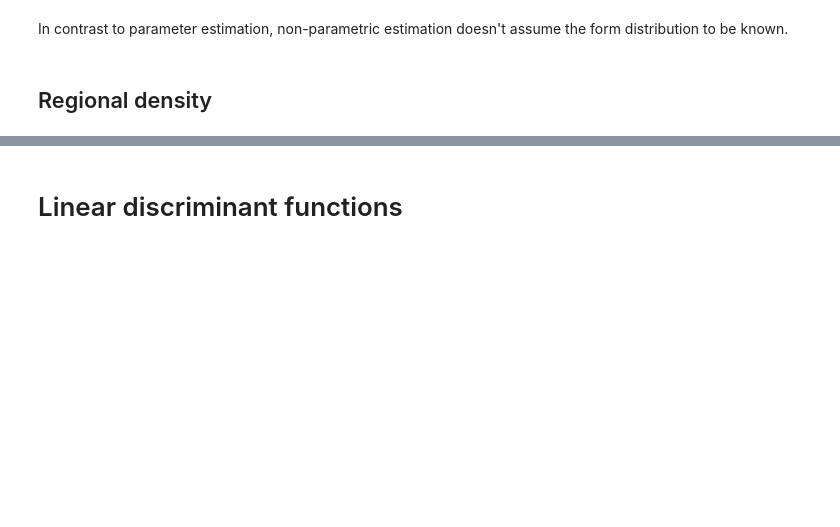
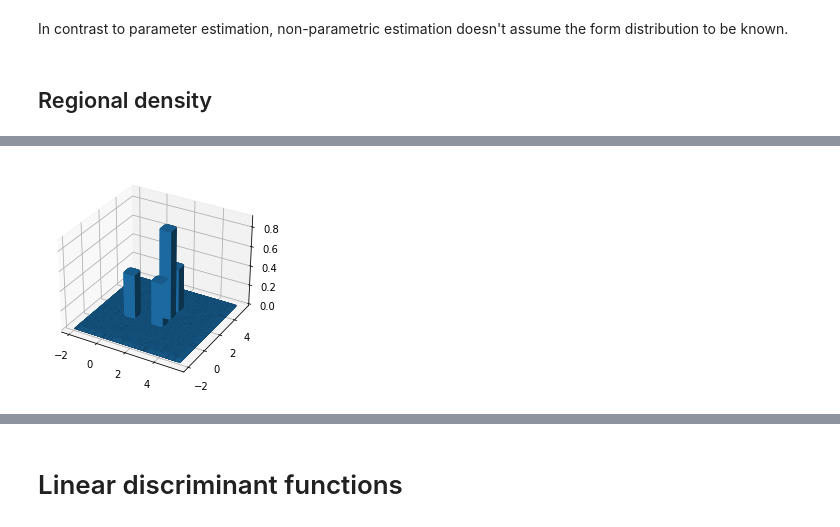
Before and after one commit to andreasnonslid/examPrepELE520, a Jupyter notebook: main.ipynb, the cells around one changed output, grey strips where cells are left out. Cells and saved outputs as stored; diff of their text form; code cells hidden in the pictures; blank space fills up the shorter version.

```diff
--- a/main.ipynb
+++ b/main.ipynb
@@ -225,0 +337,4 @@ In contrast to parameter estimation, non-parametric estimation doesn't assume th
+# %%
+barPlot3D(x,y,p[2],h_n[2])
+# %% [output]
+[figure, added]
```
Also changed, not shown: parts of 24 cells of this notebook.
